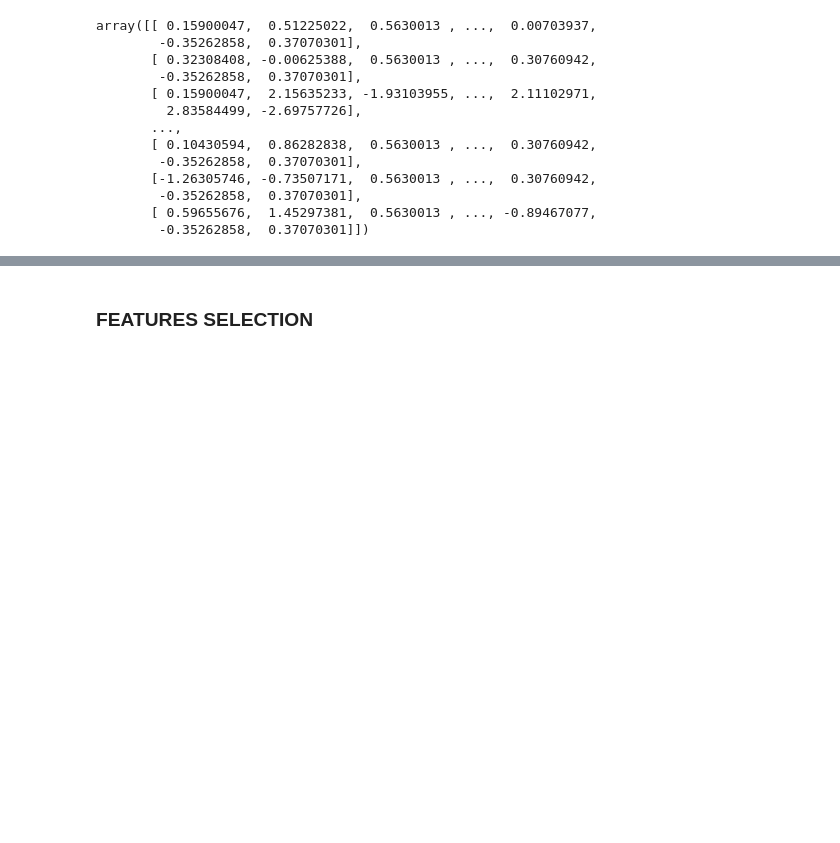
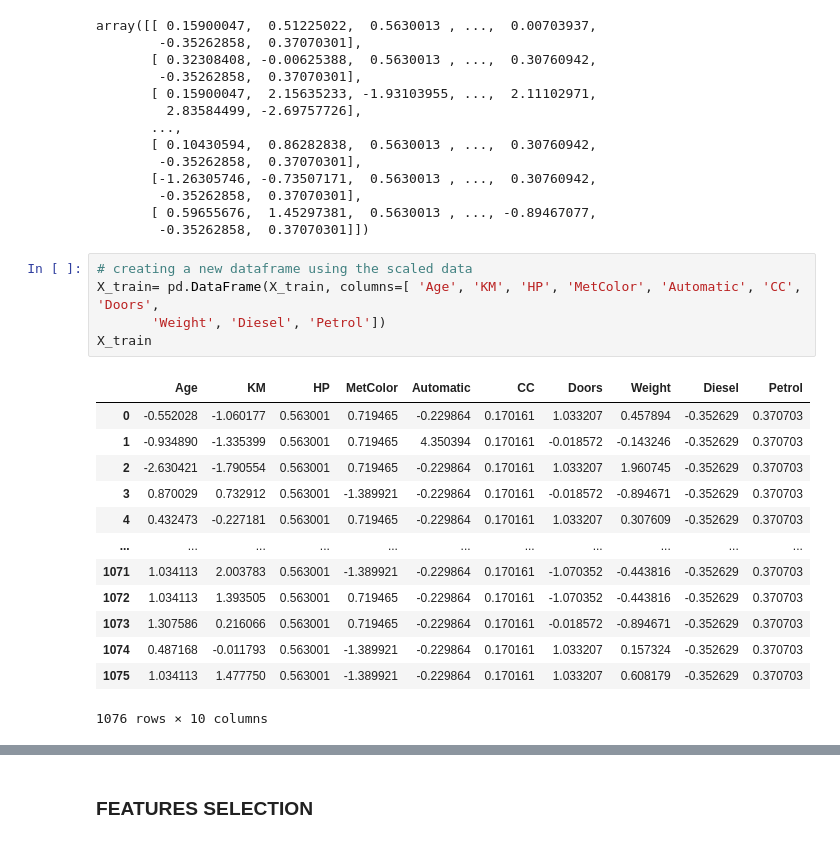
Before and after one commit to shanusaras/Deep_Learning_projects, a Jupyter notebook: Car_price_prediction/Car_price_prediction.ipynb, the cells around one changed output, grey strips where cells are left out. Saved outputs shown, nothing was run; the diff lists cells and outputs as text; blank space fills up the shorter version.

```diff
--- a/Car_price_prediction/Car_price_prediction.ipynb
+++ b/Car_price_prediction/Car_price_prediction.ipynb
@@ -754,3 +759,22 @@ array([[ 0.15900047,  0.51225022,  0.5630013 , ...,  0.00703937,
         -0.35262858,  0.37070301],
        [ 0.59655676,  1.45297381,  0.5630013 , ..., -0.89467077,
         -0.35262858,  0.37070301]])
+# %%
+# creating a new dataframe using the scaled data
+X_train= pd.DataFrame(X_train, columns=[ 'Age', 'KM', 'HP', 'MetColor', 'Automatic', 'CC', 'Doors',
+       'Weight', 'Diesel', 'Petrol'])
+X_train
+# %% [output]
+|  | Age | KM | HP | MetColor | Automatic | CC | Doors | Weight | Diesel | Petrol |
+| 0 | -0.552028 | -1.060177 | 0.563001 | 0.719465 | -0.229864 | 0.170161 | 1.033207 | 0.457894 | -0.352629 | 0.370703 |
+| 1 | -0.934890 | -1.335399 | 0.563001 | 0.719465 | 4.350394 | 0.170161 | -0.018572 | -0.143246 | -0.352629 | 0.370703 |
+| 2 | -2.630421 | -1.790554 | 0.563001 | 0.719465 | -0.229864 | 0.170161 | 1.033207 | 1.960745 | -0.352629 | 0.370703 |
+| 3 | 0.870029 | 0.732912 | 0.563001 | -1.389921 | -0.229864 | 0.170161 | -0.018572 | -0.894671 | -0.352629 | 0.370703 |
+| 4 | 0.432473 | -0.227181 | 0.563001 | 0.719465 | -0.229864 | 0.170161 | 1.033207 | 0.307609 | -0.352629 | 0.370703 |
+| ... | ... | ... | ... | ... | ... | ... | ... | ... | ... | ... |
+| 1071 | 1.034113 | 2.003783 | 0.563001 | -1.389921 | -0.229864 | 0.170161 | -1.070352 | -0.443816 | -0.352629 | 0.370703 |
+| 1072 | 1.034113 | 1.393505 | 0.563001 | 0.719465 | -0.229864 | 0.170161 | -1.070352 | -0.443816 | -0.352629 | 0.370703 |
+| 1073 | 1.307586 | 0.216066 | 0.563001 | 0.719465 | -0.229864 | 0.170161 | -0.018572 | -0.894671 | -0.352629 | 0.370703 |
+| 1074 | 0.487168 | -0.011793 | 0.563001 | -1.389921 | -0.229864 | 0.170161 | 1.033207 | 0.157324 | -0.352629 | 0.370703 |
+| 1075 | 1.034113 | 1.477750 | 0.563001 | -1.389921 | -0.229864 | 0.170161 | 1.033207 | 0.608179 | -0.352629 | 0.370703 |
+1076 rows × 10 columns
```
Also changed, not shown: parts of 25 cells of this notebook.
